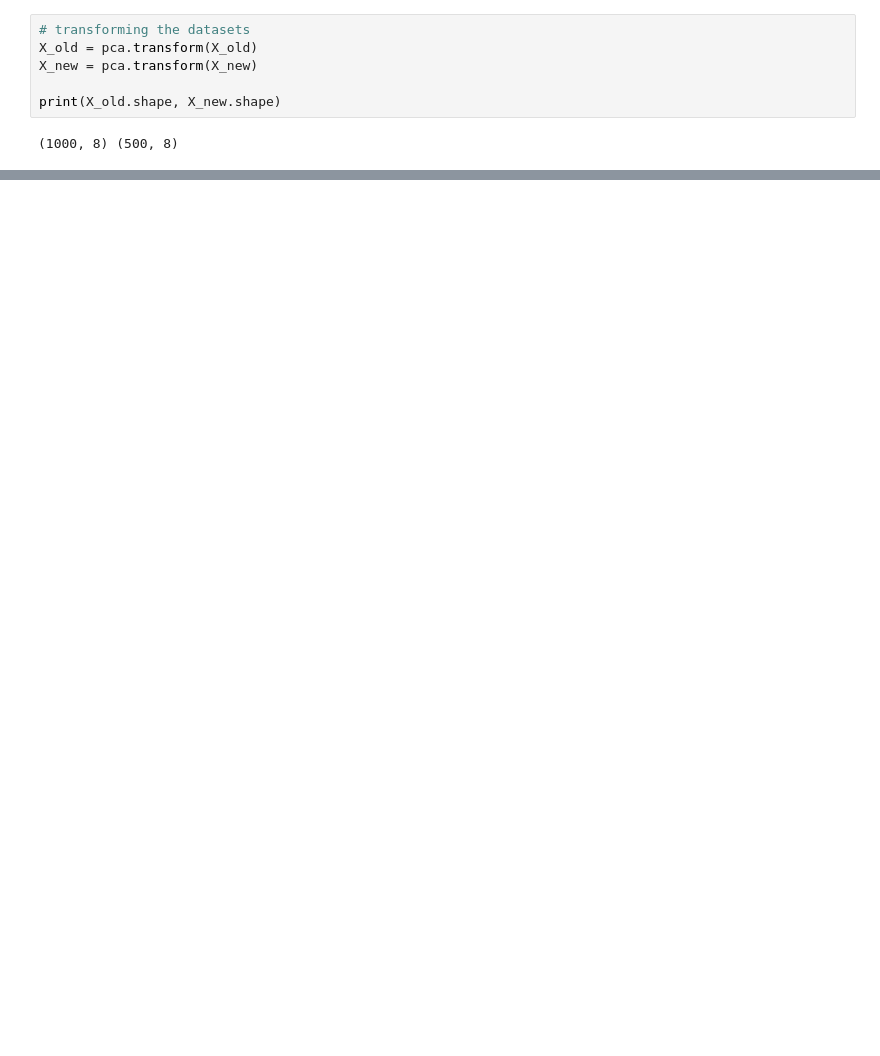
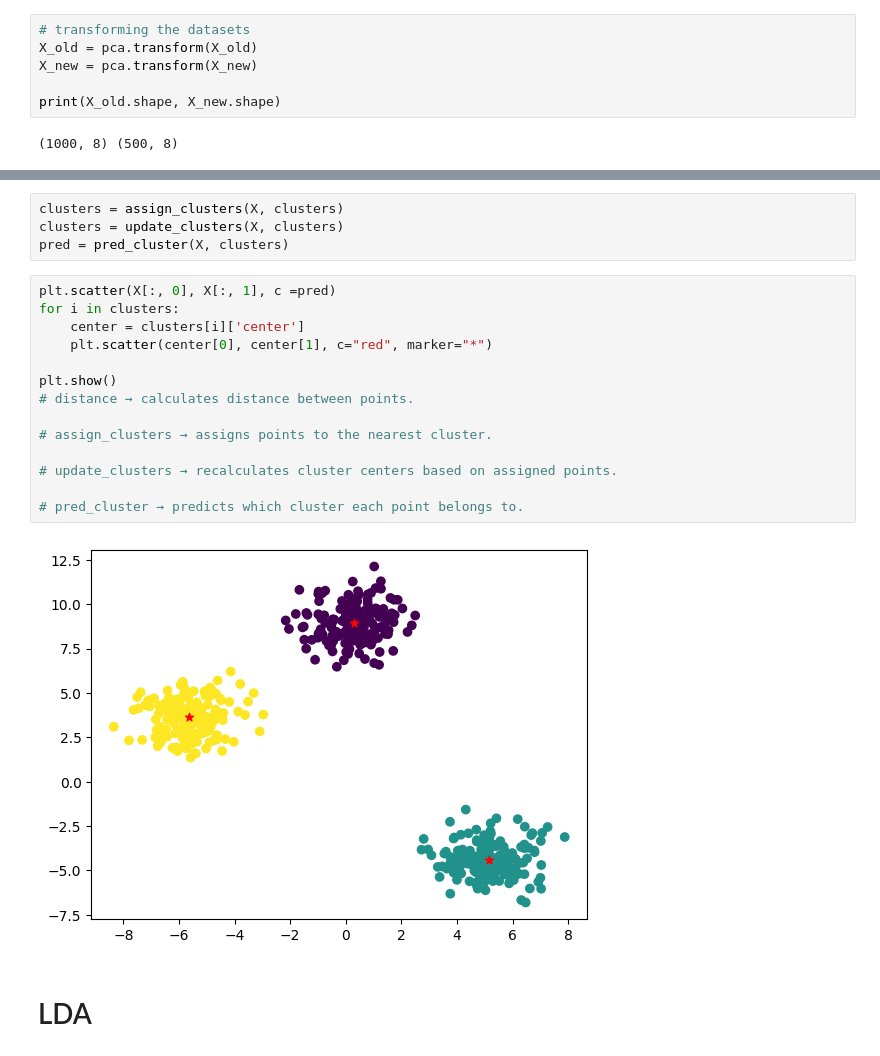
Before and after one commit to Aayush0966/machine-learning, a Jupyter notebook: LinearModels.ipynb, the cells around one changed output, grey strips where cells are left out. Cells and saved outputs as stored; diff of their text form; blank space fills up the shorter version.

```diff
--- a/LinearModels.ipynb
+++ b/LinearModels.ipynb
@@ -751,0 +832,22 @@ print(X_old.shape, X_new.shape)
+# %%
+clusters = assign_clusters(X, clusters)
+clusters = update_clusters(X, clusters)
+pred = pred_cluster(X, clusters)
+# %%
+plt.scatter(X[:, 0], X[:, 1], c =pred)
+for i in clusters:
+    center = clusters[i]['center']
+    plt.scatter(center[0], center[1], c="red", marker="*")
+
+plt.show()
+# distance → calculates distance between points.
+
+# assign_clusters → assigns points to the nearest cluster.
+
+# update_clusters → recalculates cluster centers based on assigned points.
+
+# pred_cluster → predicts which cluster each point belongs to.
+# %% [output]
+[figure, added]
+# %% [markdown]
+# LDA
```
Also changed, not shown: parts of 6 cells of this notebook.
